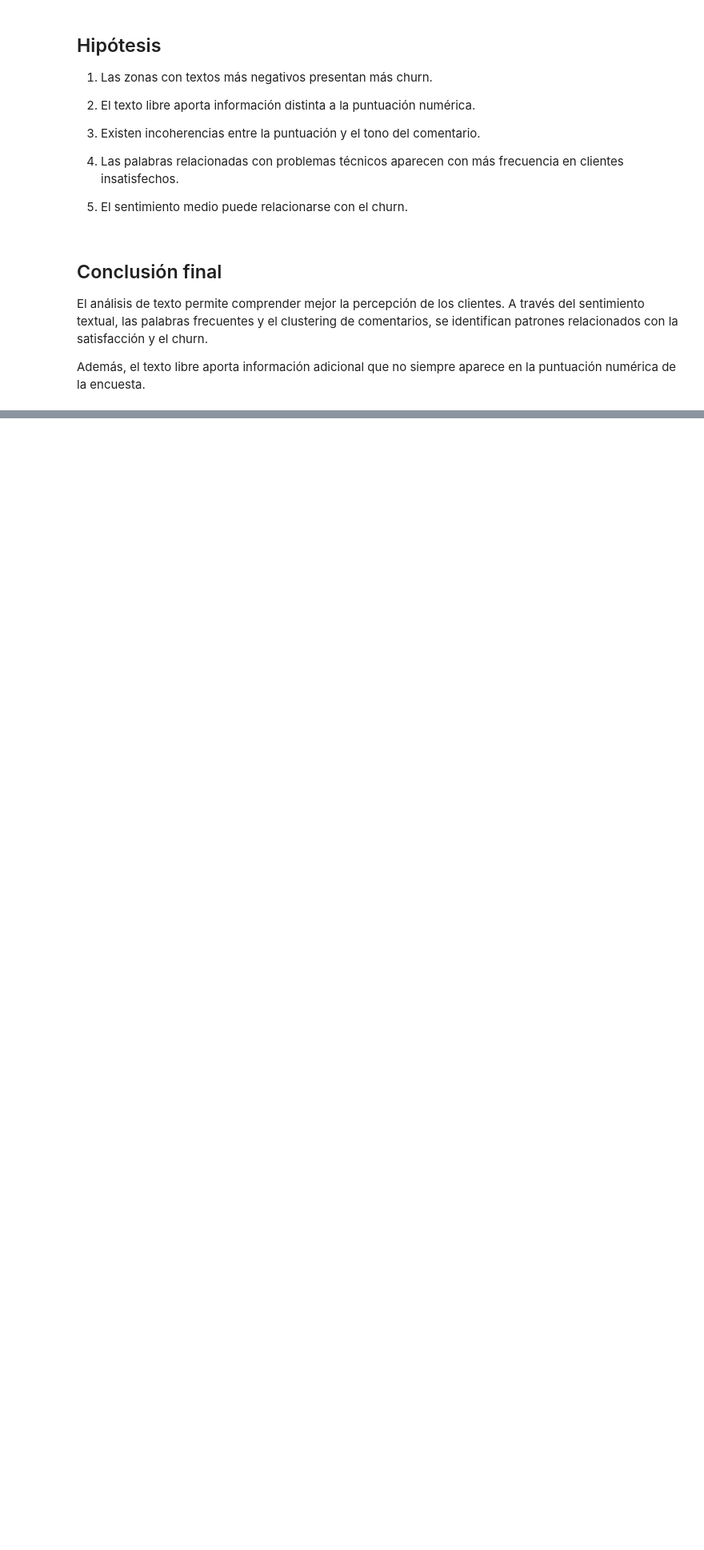
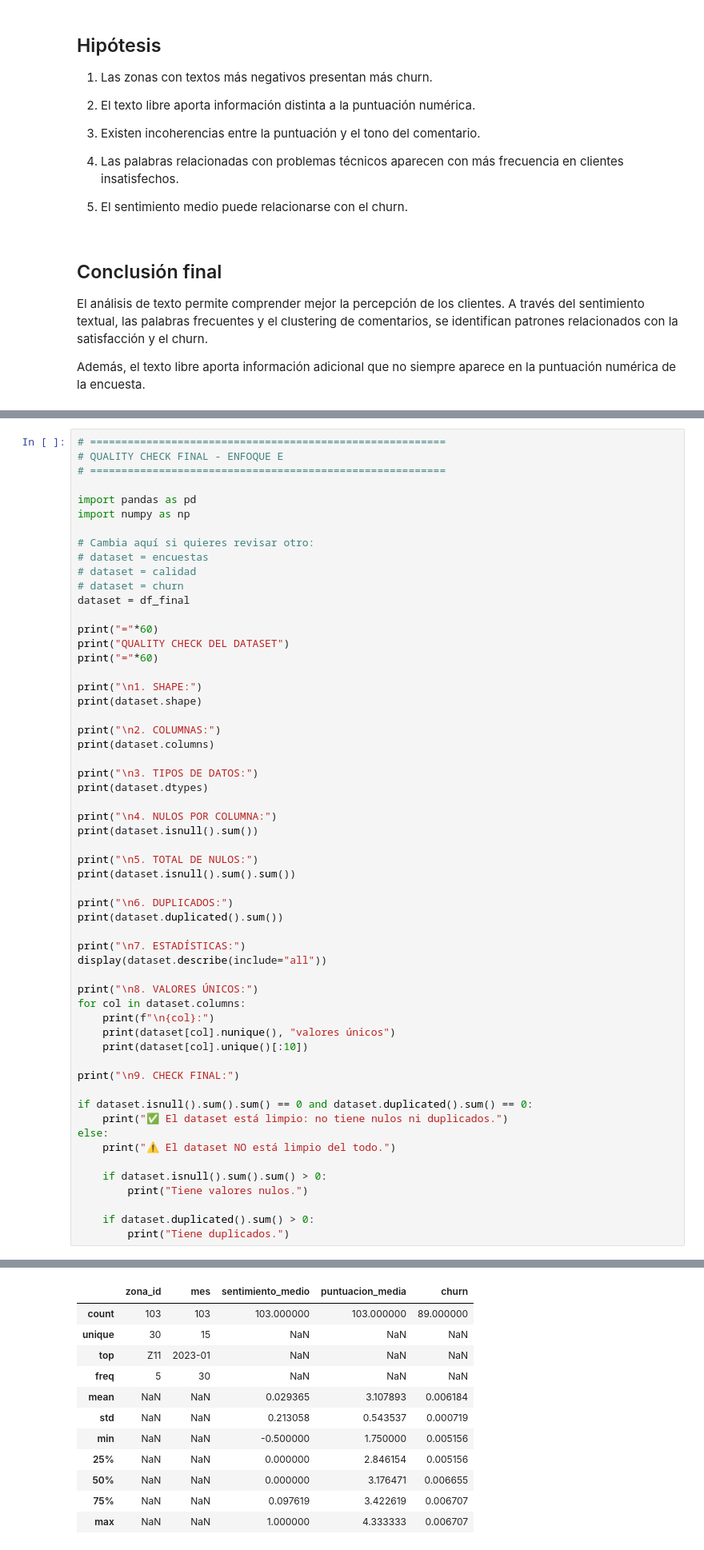
Before and after one commit to Sarabachouti/UCV-Churn-Sara, a Jupyter notebook: eda5.ipynb, the cells around one changed output, grey strips where cells are left out. Shown at 80% size. Cells and saved outputs as stored; diff of their text form; blank space fills up the shorter version.

```diff
--- a/eda5.ipynb
+++ b/eda5.ipynb
@@ -602,0 +532,58 @@ mes : 15
+# %%
+# =========================================================
+# QUALITY CHECK FINAL - ENFOQUE E
+# =========================================================
+
+import pandas as pd
+import numpy as np
+
+# Cambia aquí si quieres revisar otro:
+# dataset = encuestas
+# dataset = calidad
+# dataset = churn
+dataset = df_final
+
+print("="*60)
+print("QUALITY CHECK DEL DATASET")
+print("="*60)
+
+print("\n1. SHAPE:")
+print(dataset.shape)
+
+print("\n2. COLUMNAS:")
+print(dataset.columns)
+
+print("\n3. TIPOS DE DATOS:")
+print(dataset.dtypes)
+
+print("\n4. NULOS POR COLUMNA:")
+print(dataset.isnull().sum())
+
+print("\n5. TOTAL DE NULOS:")
+print(dataset.isnull().sum().sum())
+
+print("\n6. DUPLICADOS:")
+print(dataset.duplicated().sum())
+
+print("\n7. ESTADÍSTICAS:")
+display(dataset.describe(include="all"))
+
+print("\n8. VALORES ÚNICOS:")
+for col in dataset.columns:
+    print(f"\n{col}:")
+    print(dataset[col].nunique(), "valores únicos")
+    print(dataset[col].unique()[:10])
+
+print("\n9. CHECK FINAL:")
+
+if dataset.isnull().sum().sum() == 0 and dataset.duplicated().sum() == 0:
+    print("✅ El dataset está limpio: no tiene nulos ni duplicados.")
+else:
+    print("⚠️ El dataset NO está limpio del todo.")
+
+    if dataset.isnull().sum().sum() > 0:
+        print("Tiene valores nulos.")
+
+    if dataset.duplicated().sum() > 0:
+        print("Tiene duplicados.")
+# %% [output]
@@ -602,0 +607,12 @@ mes : 15
+|  | zona_id | mes | sentimiento_medio | puntuacion_media | churn |
+| count | 103 | 103 | 103.000000 | 103.000000 | 89.000000 |
+| unique | 30 | 15 | NaN | NaN | NaN |
+| top | Z11 | 2023-01 | NaN | NaN | NaN |
+| freq | 5 | 30 | NaN | NaN | NaN |
+| mean | NaN | NaN | 0.029365 | 3.107893 | 0.006184 |
+| std | NaN | NaN | 0.213058 | 0.543537 | 0.000719 |
+| min | NaN | NaN | -0.500000 | 1.750000 | 0.005156 |
+| 25% | NaN | NaN | 0.000000 | 2.846154 | 0.005156 |
+| 50% | NaN | NaN | 0.000000 | 3.176471 | 0.006655 |
+| 75% | NaN | NaN | 0.097619 | 3.422619 | 0.006707 |
+| max | NaN | NaN | 1.000000 | 4.333333 | 0.006707 |
```
Also changed, not shown: parts of 5 cells of this notebook, 7 other files.
